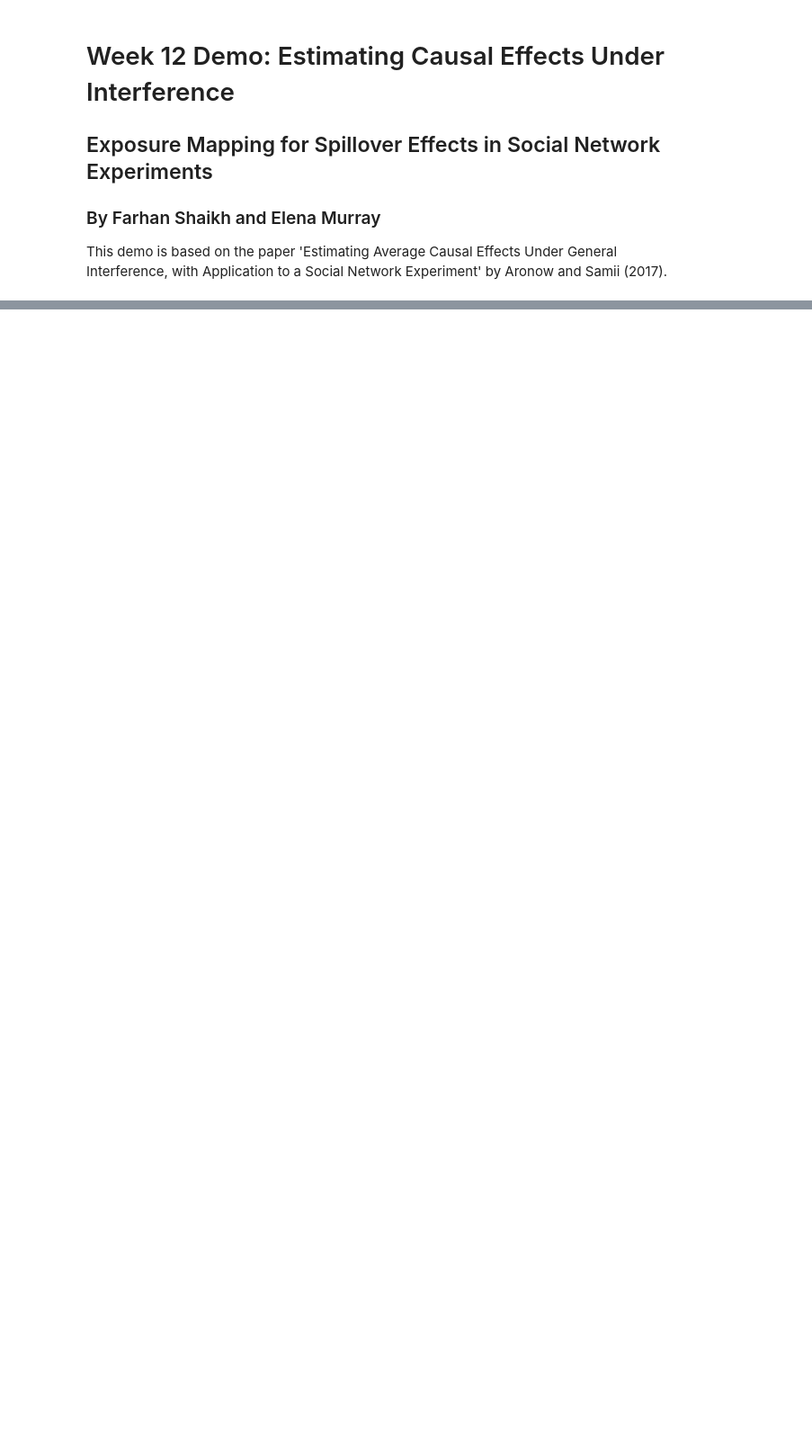
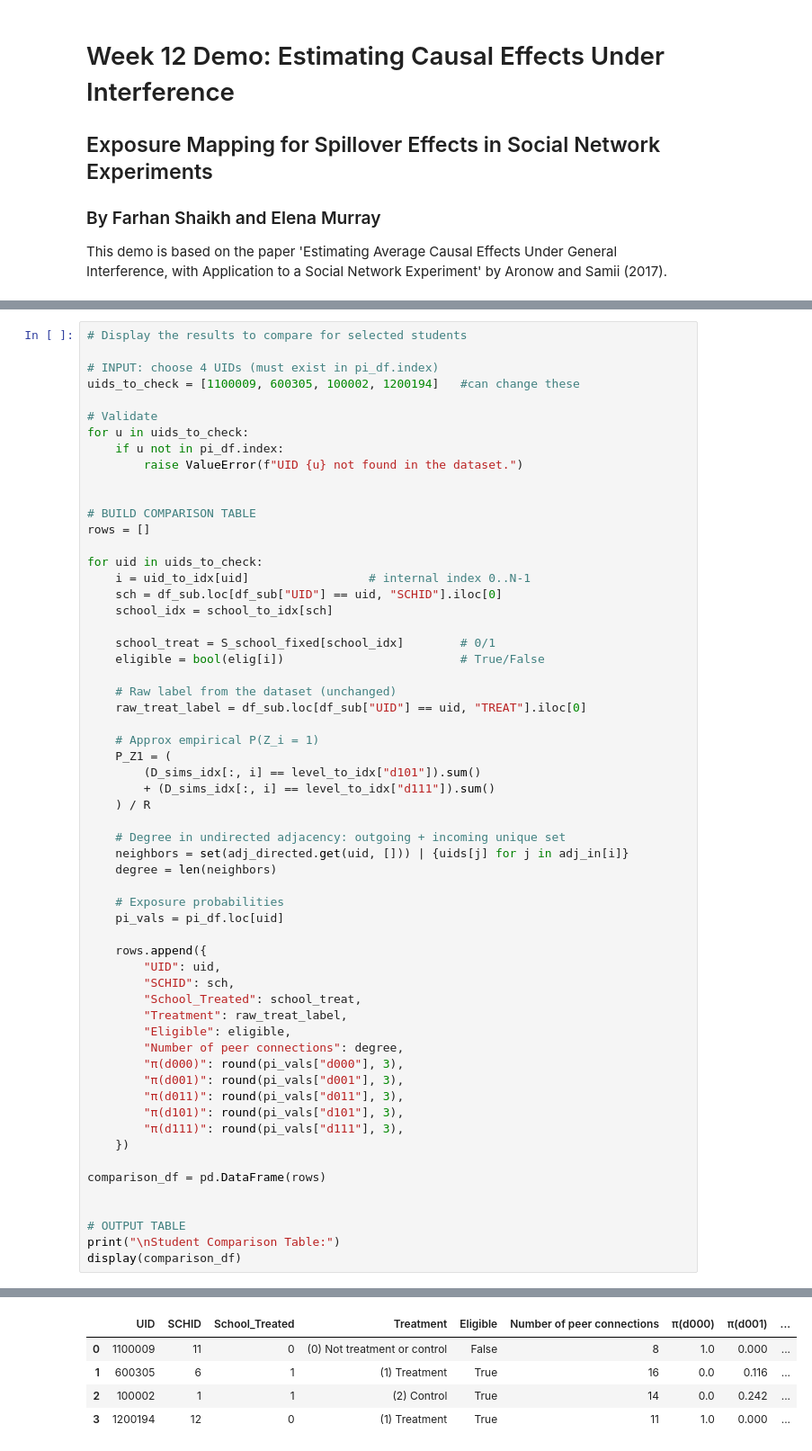
Before and after one commit to causalml-fall25/demonstration-farhan-elena, a Jupyter notebook: Demo_Notebook.ipynb, the cells around one changed output, grey strips where cells are left out. Shown at 90% size. Drawn from its saved outputs; the diff is of its cells as text; blank space fills up the shorter version.

```diff
--- a/Demo_Notebook.ipynb
+++ b/Demo_Notebook.ipynb
@@ -176,0 +518,60 @@ ADD: Brief text for a conclusion with main takeaways.
+# %%
+# Display the results to compare for selected students
+
+# INPUT: choose 4 UIDs (must exist in pi_df.index)
+uids_to_check = [1100009, 600305, 100002, 1200194]   #can change these
+
+# Validate
+for u in uids_to_check:
+    if u not in pi_df.index:
+        raise ValueError(f"UID {u} not found in the dataset.")
+
+
+# BUILD COMPARISON TABLE
+rows = []
+
+for uid in uids_to_check:
+    i = uid_to_idx[uid]                 # internal index 0..N-1
+    sch = df_sub.loc[df_sub["UID"] == uid, "SCHID"].iloc[0]
+    school_idx = school_to_idx[sch]
+
+    school_treat = S_school_fixed[school_idx]        # 0/1
+    eligible = bool(elig[i])                         # True/False
+
+    # Raw label from the dataset (unchanged)
+    raw_treat_label = df_sub.loc[df_sub["UID"] == uid, "TREAT"].iloc[0]
+
+    # Approx empirical P(Z_i = 1)
+    P_Z1 = (
+        (D_sims_idx[:, i] == level_to_idx["d101"]).sum()
+        + (D_sims_idx[:, i] == level_to_idx["d111"]).sum()
+    ) / R
+
+    # Degree in undirected adjacency: outgoing + incoming unique set
+    neighbors = set(adj_directed.get(uid, [])) | {uids[j] for j in adj_in[i]}
+    degree = len(neighbors)
+
+    # Exposure probabilities
+    pi_vals = pi_df.loc[uid]
+
+    rows.append({
+        "UID": uid,
+        "SCHID": sch,
+        "School_Treated": school_treat,
+        "Treatment": raw_treat_label,
+        "Eligible": eligible,
+        "Number of peer connections": degree,
+        "π(d000)": round(pi_vals["d000"], 3),
+        "π(d001)": round(pi_vals["d001"], 3),
+        "π(d011)": round(pi_vals["d011"], 3),
+        "π(d101)": round(pi_vals["d101"], 3),
+        "π(d111)": round(pi_vals["d111"], 3),
+    })
+
+comparison_df = pd.DataFrame(rows)
+
+
+# OUTPUT TABLE
+print("\nStudent Comparison Table:")
+display(comparison_df)
+# %% [output]
@@ -176,0 +579,5 @@ ADD: Brief text for a conclusion with main takeaways.
+|  | UID | SCHID | School_Treated | Treatment | Eligible | Number of peer connections | π(d000) | π(d001) | ... |
+| 0 | 1100009 | 11 | 0 | (0) Not treatment or control | False | 8 | 1.0 | 0.000 | ... |
+| 1 | 600305 | 6 | 1 | (1) Treatment | True | 16 | 0.0 | 0.116 | ... |
+| 2 | 100002 | 1 | 1 | (2) Control | True | 14 | 0.0 | 0.242 | ... |
+| 3 | 1200194 | 12 | 0 | (1) Treatment | True | 11 | 1.0 | 0.000 | ... |
```
Also changed, not shown: parts of 43 cells of this notebook, 1 other file.
